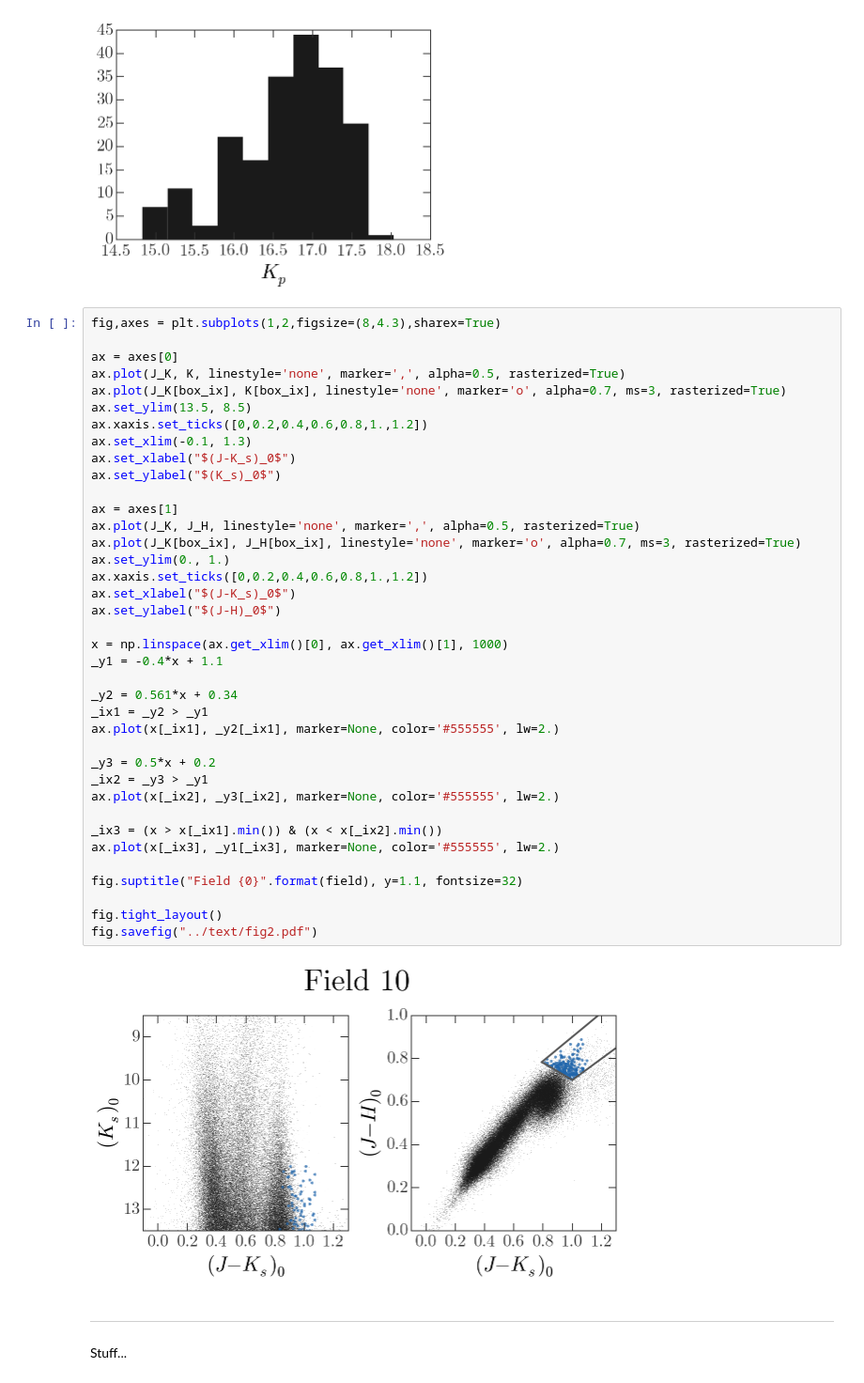
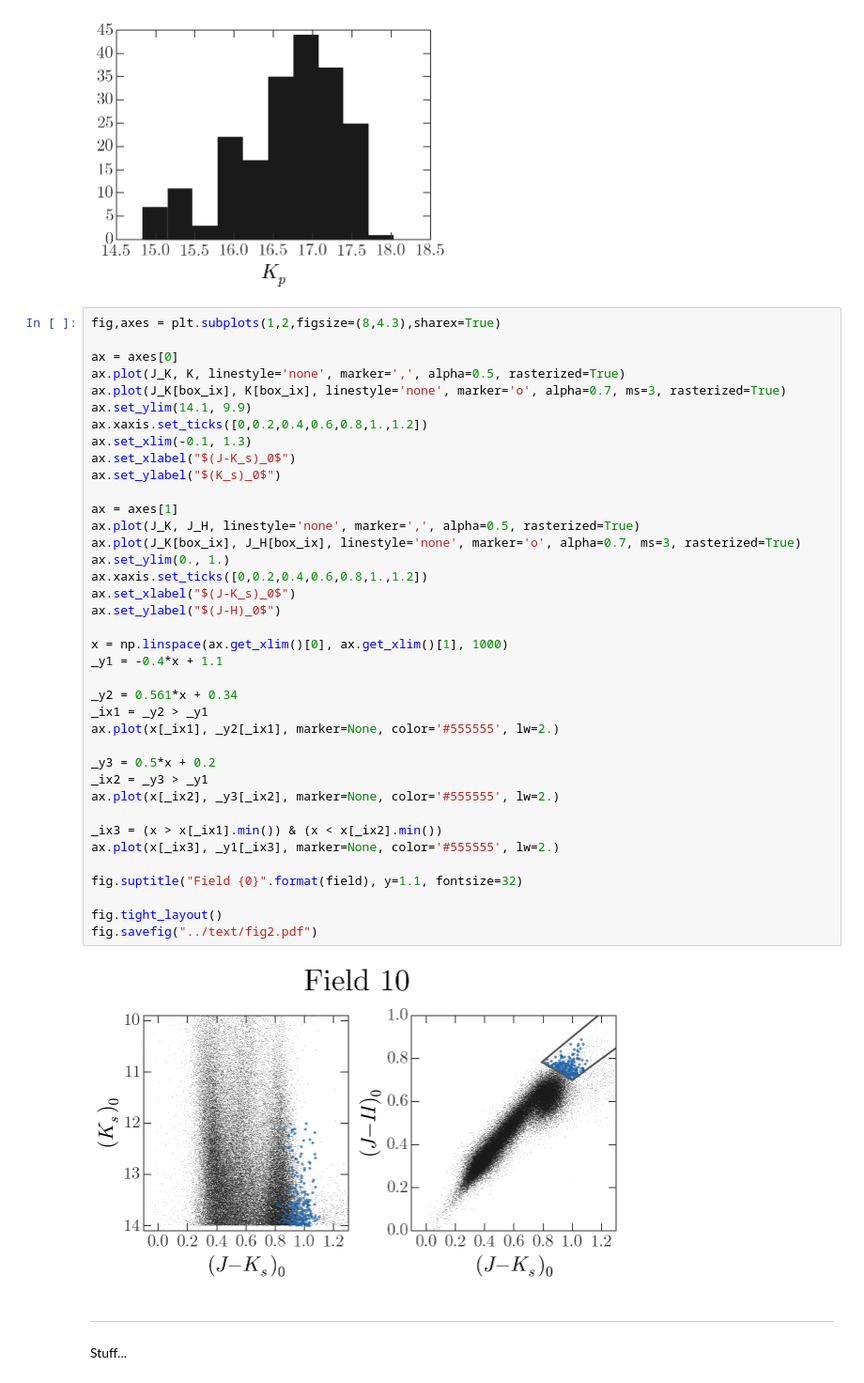
Before and after one commit to adrn/ExtraPlanets, a Jupyter notebook: notebooks/2mass - field 10.ipynb, the cells around one changed output. Shown at 94% size. Saved outputs shown, nothing was run; the diff lists cells and outputs as text.

Commit message:
fix ylim on plot

```diff
--- a/notebooks/2mass - field 10.ipynb
+++ b/notebooks/2mass - field 10.ipynb
@@ -270,40 +270,40 @@ fig,axes = plt.subplots(1,2,figsize=(8,4.3),sharex=True)
 ax = axes[0]
 ax.plot(J_K, K, linestyle='none', marker=',', alpha=0.5, rasterized=True)
 ax.plot(J_K[box_ix], K[box_ix], linestyle='none', marker='o', alpha=0.7, ms=3, rasterized=True)
-ax.set_ylim(13.5, 8.5)
+ax.set_ylim(14.1, 9.9)
 ax.xaxis.set_ticks([0,0.2,0.4,0.6,0.8,1.,1.2])
 ax.set_xlim(-0.1, 1.3)
 ax.set_xlabel("$(J-K_s)_0$")
 ax.set_ylabel("$(K_s)_0$")
 
 ax = axes[1]
 ax.plot(J_K, J_H, linestyle='none', marker=',', alpha=0.5, rasterized=True)
 ax.plot(J_K[box_ix], J_H[box_ix], linestyle='none', marker='o', alpha=0.7, ms=3, rasterized=True)
 ax.set_ylim(0., 1.)
 ax.xaxis.set_ticks([0,0.2,0.4,0.6,0.8,1.,1.2])
 ax.set_xlabel("$(J-K_s)_0$")
 ax.set_ylabel("$(J-H)_0$")
 
 x = np.linspace(ax.get_xlim()[0], ax.get_xlim()[1], 1000)
 _y1 = -0.4*x + 1.1
 
 _y2 = 0.561*x + 0.34
 _ix1 = _y2 > _y1
 ax.plot(x[_ix1], _y2[_ix1], marker=None, color='#555555', lw=2.)
 
 _y3 = 0.5*x + 0.2
 _ix2 = _y3 > _y1
 ax.plot(x[_ix2], _y3[_ix2], marker=None, color='#555555', lw=2.)
 
 _ix3 = (x > x[_ix1].min()) & (x < x[_ix2].min())
 ax.plot(x[_ix3], _y1[_ix3], marker=None, color='#555555', lw=2.)
 
 fig.suptitle("Field {0}".format(field), y=1.1, fontsize=32)
 
 fig.tight_layout()
 fig.savefig("../text/fig2.pdf")
 # %% [output]
-[figure, old version]
+[figure, new version]
 # %% [markdown]
 ---
 
```
Also changed, not shown: 1 other file.
